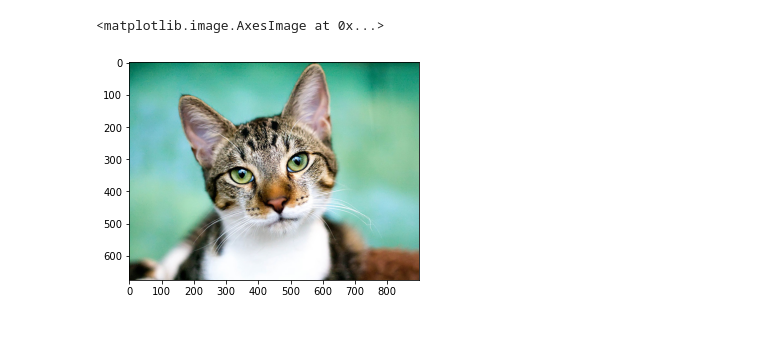
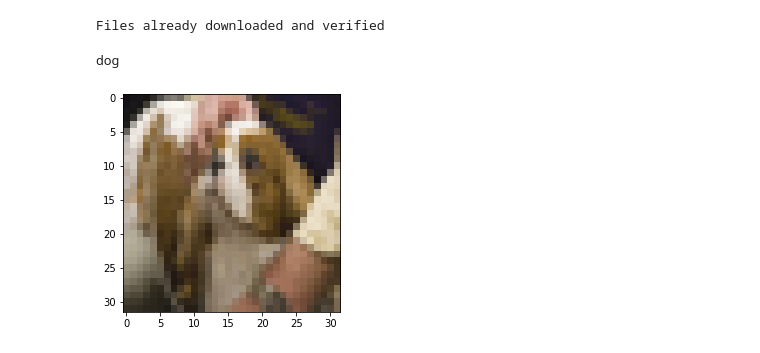
Before and after one commit to leobaldock/medt-c, a Jupyter notebook: CAM.ipynb, the cells around one changed output. Drawn from its saved outputs; the diff is of its cells as text; code cells hidden in the pictures.

```diff
--- a/CAM.ipynb
+++ b/CAM.ipynb
@@ -10,9 +14,19 @@ import skimage.transform
 
 from MedT_C import MedT_C
-# %%
-image = Image.open("./data/single-images/cat2.jpg")
-imshow(image)
-# %% [output]
-<matplotlib.image.AxesImage at 0x...>
-[figure, removed]
+# %%
+val_set = torchvision.datasets.CIFAR10(root="./data", train=False,
+                                       download=True)
+
+def getRandItem():
+    idx = random.randint(0, len(val_set)-1)
+    return val_set.__getitem__(idx)
+# %% [output]
+Files already downloaded and verified
+# %%
+image, label = getRandImg()
+plt.imshow(image)
+print(val_set.classes[label])
+# %% [output]
+dog
+[figure, added]
 # %%
```
Also changed, not shown: parts of 12 cells of this notebook, 10 other files.
